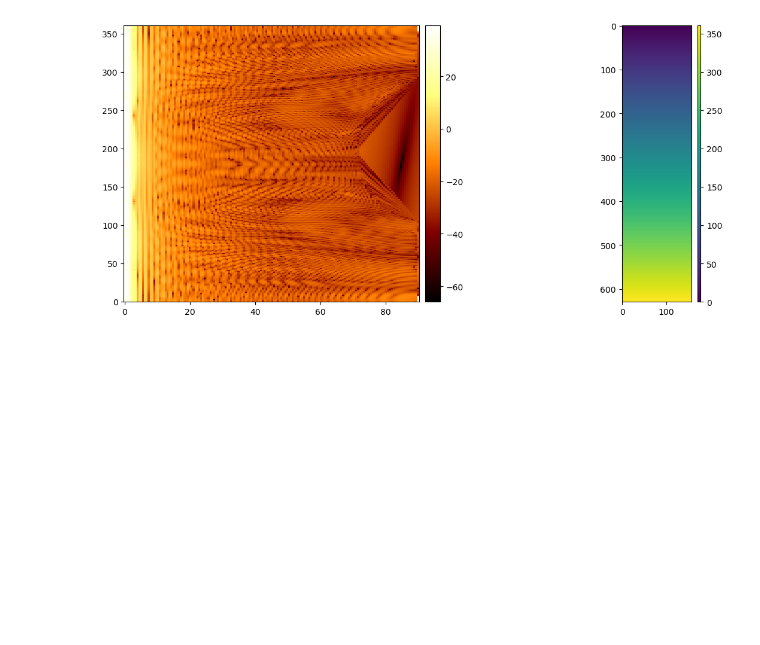
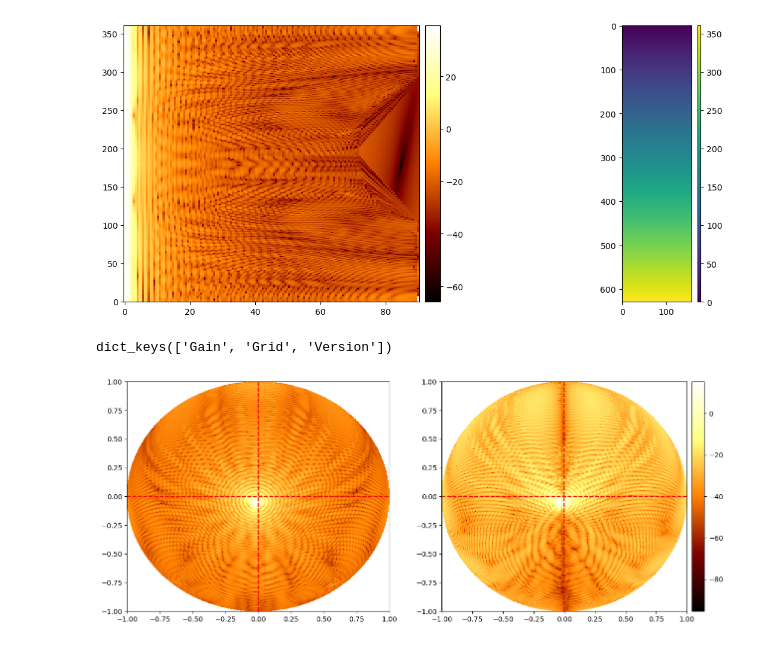
Before and after one commit to S-T-Norway/CIMR-RGB, a Jupyter notebook: notebooks/Antenna_pattern_notes/CIMR_Antenna_Patterns_Format.ipynb, the cells around one changed output. Cells and saved outputs as stored; diff of their text form; code cells hidden in the pictures; blank space fills up the shorter version.

```diff
--- a/notebooks/Antenna_pattern_notes/CIMR_Antenna_Patterns_Format.ipynb
+++ b/notebooks/Antenna_pattern_notes/CIMR_Antenna_Patterns_Format.ipynb
@@ -130,7 +130,7 @@ if not pathlib.Path(imgsdir).exists():
     pathlib.Path(imgsdir).mkdir()
     print(f"Created {imgsdir}")
 # %%
-outfile_hdf = f"{root_dir}/output/parsed/CIMR-AP-FR-L1-TPv0.3.h5"
+outfile_hdf = f"{root_dir}/output/preprocessed/CIMR-PAP-FR-L1-TPv0.3.h5"
 
 # Open the HDF5 file and load it into a dictionary
 with h5py.File(outfile_hdf, 'r') as hdf5_file:
@@ -215,7 +215,7 @@ plt.show()
 dict_keys(['Gain', 'Grid', 'Version'])
 [figure]
 # %%
-outfile_hdf = f"{root_dir}/output/parsed/CIMR-AP-FR-L1-TPv0.3.h5"
+outfile_hdf = f"{root_dir}/output/parsed/CIMR-OAP-FR-L1-UVv0.3.h5"
 
 # Open the HDF5 file and load it into a dictionary
 with h5py.File(outfile_hdf, 'r') as hdf5_file:
@@ -231,8 +231,8 @@ Gvh = cimr['Gain']['G3v'] + 1j * cimr['Gain']['G4v']
 u = cimr['Grid']['u']
 v = cimr['Grid']['v']
 
-u_cen = cimr['Grid']['u_cen']
-v_cen = cimr['Grid']['v_cen']
+u_cen = cimr['Grid']['xcen']
+v_cen = cimr['Grid']['ycen']
 
 
 #u,v  = np.meshgrid(u, v)
@@ -242,30 +242,33 @@ v_cen = cimr['Grid']['v_cen']
 cmap = plt.get_cmap('afmhot')
 fig, axes = plt.subplots(1, 2, figsize=(15,6))
 Z_plt = 10 * np.log10(np.abs(Ghh)**2)
 pcm2 = axes[0].pcolor(u, v, Z_plt, shading='auto', cmap=cmap)
 #axes[0].set_title(r'Band: C, Horn: 1, Half-Space: Both $(|R_x|^2 + |C_x|^2)$')
 
 # Plot the center lines
 axes[0].axhline(y=v_cen, color='black', linestyle='--', label=f'v = {v_cen}')
 axes[0].axvline(x=u_cen, color='black', linestyle='--', label=f'u = {u_cen}')
 
 axes[0].axhline(y=0, color='red', linestyle='--', label=f'v = {v_cen}')
 axes[0].axvline(x=0, color='red', linestyle='--', label=f'u = {u_cen}')
 
 Z_plt = 10 * np.log10(np.abs(Ghv)**2)
 pcm2 = axes[1].pcolor(u, v, Z_plt, shading='auto', cmap=cmap)
 
 # Plot the center lines
 axes[1].axhline(y=v_cen, color='black', linestyle='--', label=f'v = {v_cen}')
 axes[1].axvline(x=u_cen, color='black', linestyle='--', label=f'u = {u_cen}')
 
 axes[1].axhline(y=0, color='red', linestyle='--', label=f'v = {v_cen}')
 axes[1].axvline(x=0, color='red', linestyle='--', label=f'u = {u_cen}')
 
 # Create a shared color bar
 divider = make_axes_locatable(axes[1])
 cax = divider.append_axes("right", size="5%", pad=0.1)
 cbar = fig.colorbar(pcm2, cax=cax)
 
 plt.savefig(f'{imgsdir}/CIMR-AP-FR-C1-UVv0.3.png', dpi=300)
 plt.show()
+# %% [output]
+dict_keys(['Gain', 'Grid', 'Version'])
+[figure, added]
```
Also changed, not shown: 1 other file.
